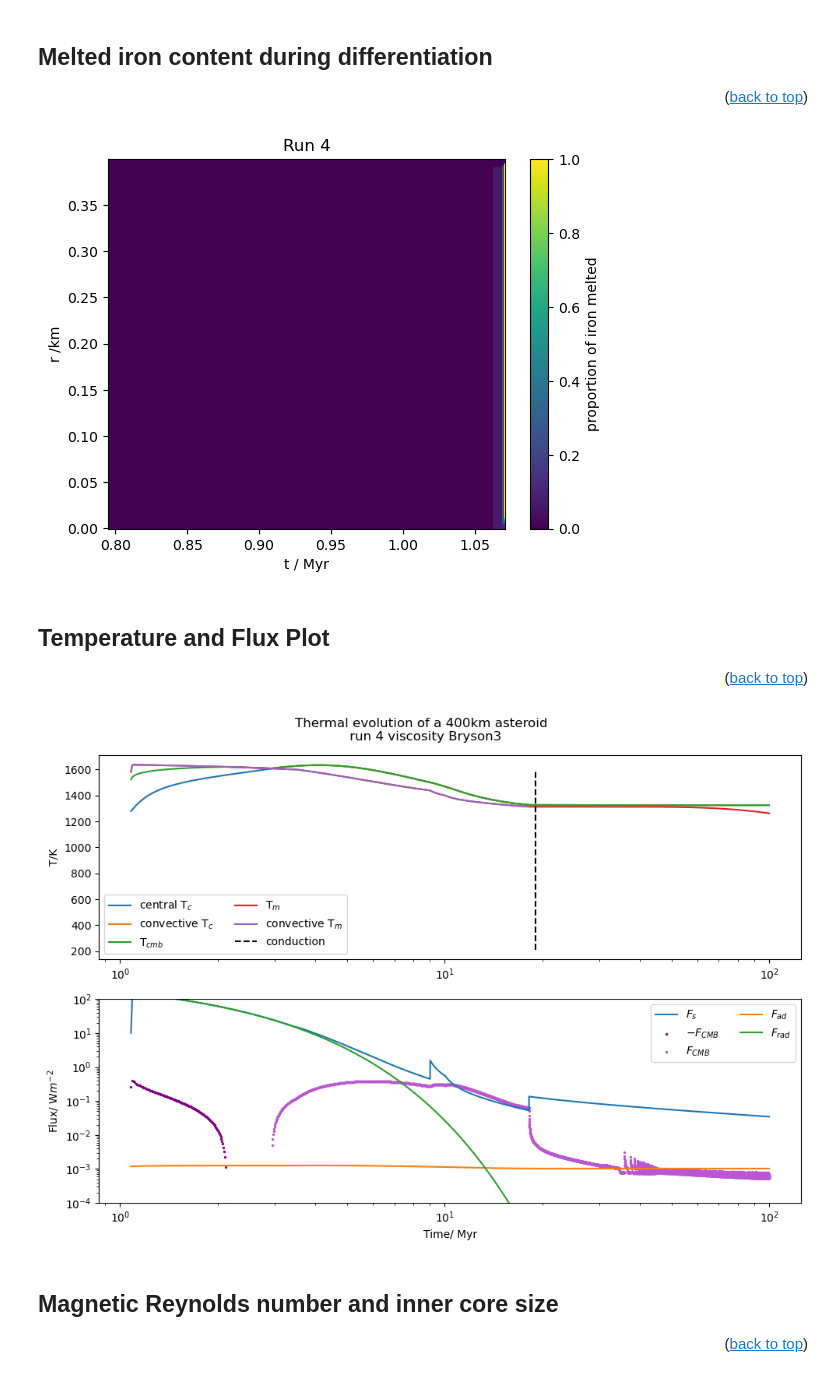
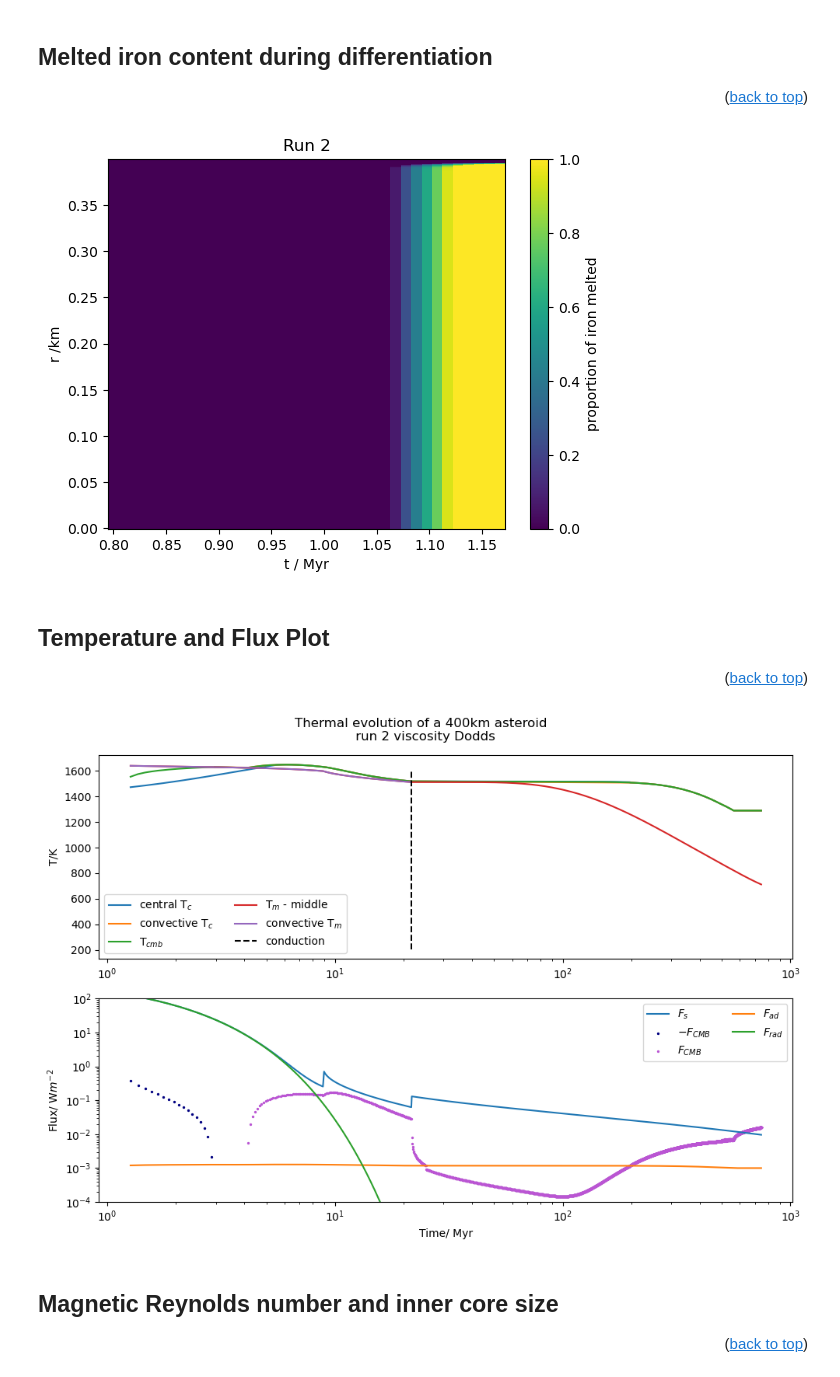
Before and after one commit to Hannah-RS/planetesimal-magnetic-history, a Jupyter notebook: Version4/plot_combined.ipynb, the cells around one changed output. Cells and saved outputs as stored; diff of their text form; code cells hidden in the pictures.

```diff
--- a/Version4/plot_combined.ipynb
+++ b/Version4/plot_combined.ipynb
@@ -26,8 +26,8 @@ from parameters import Myr, Tms, Tml, Xs_0 #need to change so import from save f
 # %% [markdown]
 Choose run and whether you want to save figure
 # %%
-run=4
-save = False # do you want to save your figures?
+run=2
+save = True # do you want to save your figures?
 conduction = True #does the mantle switch to conduction
 # %% [markdown]
 Load npz files for differentiation
@@ -241,7 +259,7 @@ plt.colorbar(label='proportion of iron melted')
 if save ==True:
     plt.savefig(f'Plots/fe_diff_run_{run}.png')
 # %% [output]
-[figure, old version]
+[figure, new version]
 # %% [markdown]
 ## Temperature and Flux Plot <a class="anchor" id="temp-heat"></a>
 <p align="right">(<a href="#top">back to top</a>)</p>
@@ -257,7 +275,7 @@ if log_time == True:
     plt.semilogx(t_plot_t,Tc,label='central T$_c$')
     plt.semilogx(t_plot_t[Tc_conv!=0],Tc_conv[Tc_conv!=0],label='convective T$_c$')
     plt.semilogx(t_plot_t,Tcmb,label='T$_{cmb}$')
-    plt.semilogx(t_plot_t,Tm_mid,label='T$_m$')
+    plt.semilogx(t_plot_t,Tm_mid,label='T$_m$ - middle')
     plt.semilogx(t_plot_t[Tm_conv!=0],Tm_conv[Tm_conv!=0],label='convective T$_m$')
     #plt.semilogx(t_plot_t,Tm_conv,label='convective T$_m$')
     #plt.semilogx(t_plot_t,Tm_surf,label='T$_m$ - surface')
@@ -265,43 +283,43 @@ else:
     plt.plot(t_plot_t,Tc,label='central T$_c$')
     plt.plot(t_plot_t[Tc_conv!=0],Tc_conv[Tc_conv!=0],label='convective T$_c$')
     plt.plot(t_plot_t,Tcmb,label='T$_{cmb}$')
-    plt.plot(t_plot_t,Tm_mid,label='T$_m$')
+    plt.plot(t_plot_t,Tm_mid,label='T$_m$ - middle')
     plt.plot(t_plot_t[Tm_conv!=0],Tm_conv[Tm_conv!=0],label='convective T$_m$')
     #plt.plot(t_plot_t,Tm_surf,label='T$_m$ - surface')
 if conduction == True:
     plt.vlines(cond_t,ymin=min(Tm_surf),ymax=1600,color='black',linestyle='--',label='conduction')
 #plt.ylim([1460,1650]) #use these limits when comparing runs
 plt.ylabel('T/K')
 plt.legend(loc='lower left', ncol= 2)
 
 #fluxes as function of time
 plt.subplot(2,1,2)
 
 Fcmb_neg = Fcmb[Fcmb<0]
 Fcmb_pos = Fcmb[Fcmb>0]
 if log_time == True:
     plt.loglog(t_plot_t,Fs,label='$F_s$')
-    plt.scatter(t_plot_t[Fcmb<0],abs(Fcmb_neg),label='$-F_{CMB}$',color='purple',s=2)
+    plt.scatter(t_plot_t[Fcmb<0],abs(Fcmb_neg),label='$-F_{CMB}$',color='navy',s=2)
     plt.scatter(t_plot_t[Fcmb>0],Fcmb_pos,label='$F_{CMB}$',color='mediumorchid',s=2)
     plt.loglog(t_plot_t,Fad,label='$F_{ad}$')
     plt.loglog(t_plot_t,Frad,label='$F_{rad}$')
 else:
     plt.semilogy(t_plot_t,Fs,label='$F_s$')
-    plt.scatter(t_plot_t[Fcmb<0],abs(Fcmb_neg),label='$-F_{CMB}$',color='purple',s=2)
+    plt.scatter(t_plot_t[Fcmb<0],abs(Fcmb_neg),label='$-F_{CMB}$',color='navy',s=2)
     plt.scatter(t_plot_t[Fcmb>0],Fcmb_pos,label='$F_{CMB}$',color='mediumorchid',s=2)
     plt.semilogy(t_plot_t,Fad,label='$F_{ad}$')
     plt.semilogy(t_plot_t,Frad,label='$F_{rad}$')
 plt.xlabel('Time/ Myr')
 
 plt.ylim([1e-4,1e2])   #use these limits when comparing runs
 plt.ylabel('Flux/ W$m^{-2}$')
 plt.legend(loc='upper right',ncol=2)
 
 
 if save == True:
     plt.savefig('Plots/run_{}_Tflux.png'.format(run),dpi=450)
 # %% [output]
-[figure, old version]
+[figure, new version]
 # %% [markdown]
 ## Magnetic Reynolds number and inner core size <a class="anchor" id="Rem"></a>
 <p align="right">(<a href="#top">back to top</a>)</p>
```
Also changed, not shown: parts of 12 cells of this notebook.
